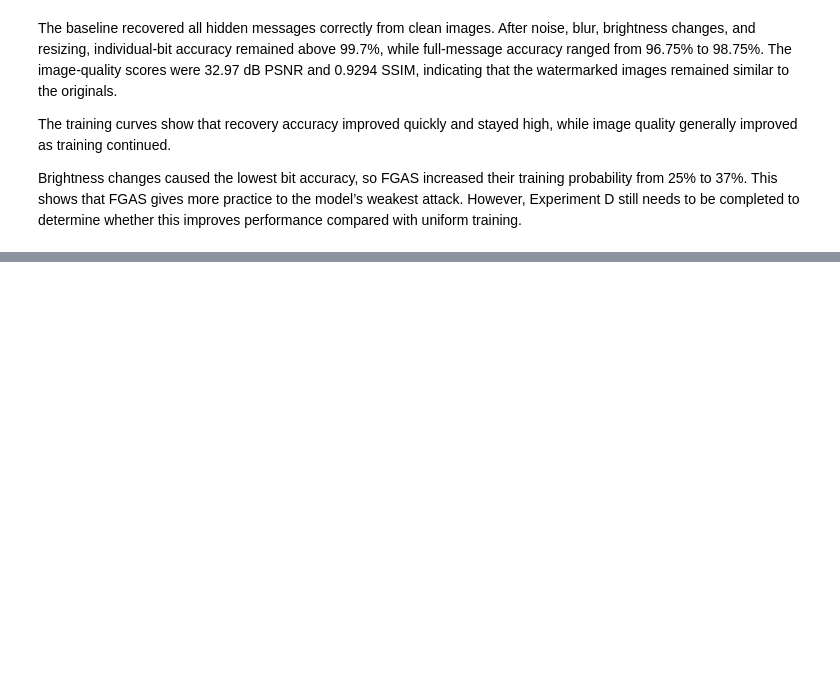
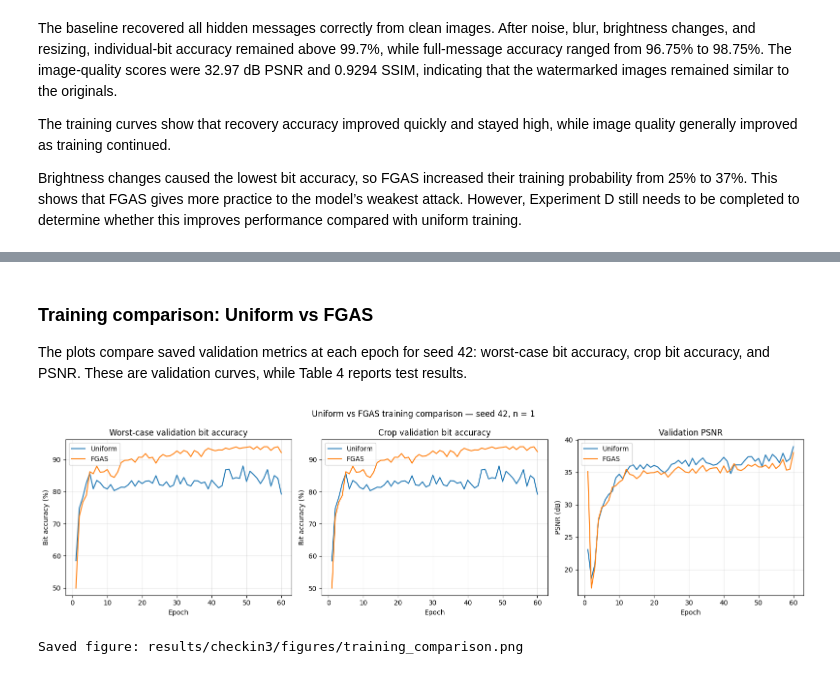
Before and after one commit to TaehunLeee5/CMPE258_Team7, a Jupyter notebook: checkin2_colab.ipynb, the cells around one changed output, grey strips where cells are left out. Drawn from its saved outputs; the diff is of its cells as text; code cells hidden in the pictures; blank space fills up the shorter version.

Commit message:
Add check-in  analysis tables and training comparison

```diff
--- a/checkin2_colab.ipynb
+++ b/checkin2_colab.ipynb
@@ -292,0 +548,76 @@ Brightness changes caused the lowest bit accuracy, so FGAS increased their train
+# %% [markdown]
+### Training comparison: Uniform vs FGAS
+
+The plots compare saved validation metrics at each epoch for seed 42:
+worst-case bit accuracy, crop bit accuracy, and PSNR.
+These are validation curves, while Table 4 reports test results.
+# %%
+uniform_history = pd.read_csv(
+    RESULTS / "runs/hard_uniform_s42/metrics.csv"
+).sort_values("epoch")
+
+fgas_history = pd.read_csv(
+    RESULTS / "runs/hard_fgas_s42/metrics.csv"
+).sort_values("epoch")
+
+plot_settings = [
+    (
+        "val_worst_bit_acc",
+        "Worst-case validation bit accuracy",
+        "Bit accuracy (%)",
+        100
+    ),
+    (
+        "val_crop_bit_acc",
+        "Crop validation bit accuracy",
+        "Bit accuracy (%)",
+        100
+    ),
+    (
+        "val_psnr",
+        "Validation PSNR",
+        "PSNR (dB)",
+        1
+    ),
+]
+
+fig, axes = plt.subplots(1, 3, figsize=(16, 4.5))
+
+for ax, (metric, title, ylabel, scale) in zip(axes, plot_settings):
+    ax.plot(
+        uniform_history["epoch"],
+        uniform_history[metric] * scale,
+        label="Uniform",
+        color="tab:blue"
+    )
+
+    ax.plot(
+        fgas_history["epoch"],
+        fgas_history[metric] * scale,
+        label="FGAS",
+        color="tab:orange"
+    )
+
+    ax.set_title(title)
+    ax.set_xlabel("Epoch")
+    ax.set_ylabel(ylabel)
+    ax.grid(alpha=0.3)
+    ax.legend()
+
+fig.suptitle("Uniform vs FGAS training comparison — seed 42, n = 1")
+fig.tight_layout()
+
+figure_path = RESULTS / "figures/training_comparison.png"
+figure_path.parent.mkdir(parents=True, exist_ok=True)
+
+fig.savefig(
+    figure_path,
+    dpi=200,
+    bbox_inches="tight"
+)
+
+plt.show()
+print("Saved figure:", figure_path)
+# %% [output]
+[figure, added]
+Saved figure: results/checkin3/figures/training_comparison.png
```
Also changed, not shown: parts of 10 cells of this notebook, 1 other file.
